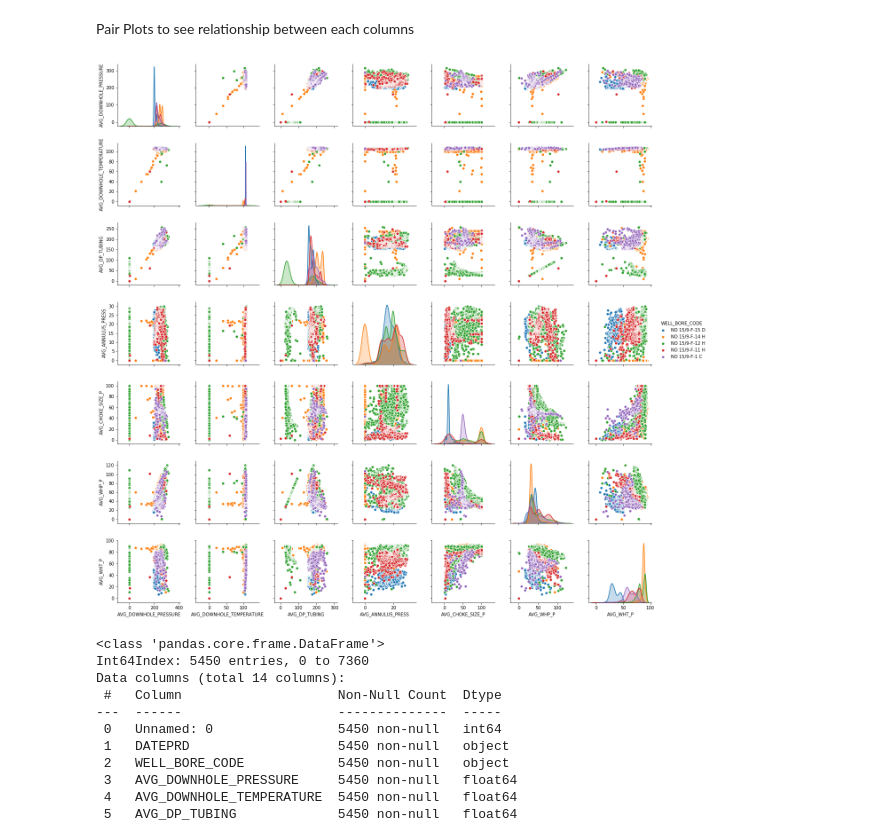
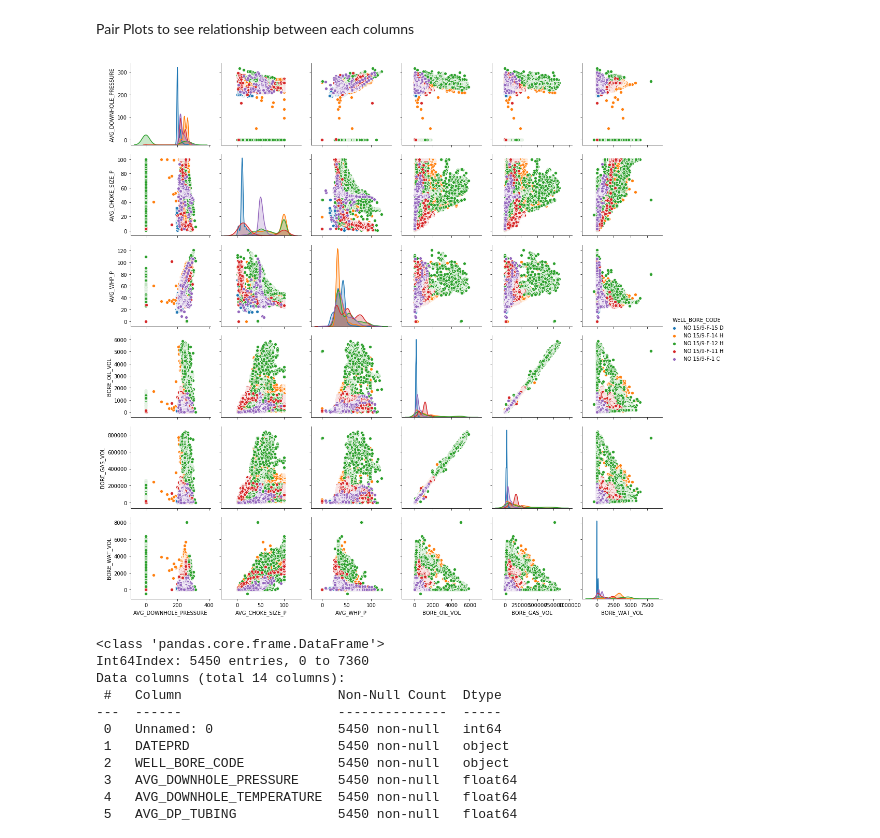
Before and after one commit to sgk2004/Volve-Dataset, a Jupyter notebook: Production/data_etl.ipynb, the cells around one changed output. Drawn from its saved outputs; the diff is of its cells as text; code cells hidden in the pictures.

```diff
--- a/Production/data_etl.ipynb
+++ b/Production/data_etl.ipynb
@@ -146,11 +124,10 @@ Pair Plots to see relationship between each columns
 # %%
 import seaborn as sns
 
 #make pairplots
-sns_plot1=sns.pairplot(all_wells, vars = ["AVG_DOWNHOLE_PRESSURE", "AVG_DOWNHOLE_TEMPERATURE", "AVG_DP_TUBING", "AVG_ANNULUS_PRESS",
-                                 "AVG_CHOKE_SIZE_P","AVG_WHP_P","AVG_WHT_P"], hue="WELL_BORE_CODE")
+sns_plot1=sns.pairplot(all_wells, vars = ["AVG_DOWNHOLE_PRESSURE","AVG_CHOKE_SIZE_P","AVG_WHP_P","BORE_OIL_VOL","BORE_GAS_VOL","BORE_WAT_VOL"], hue="WELL_BORE_CODE")
 # %% [output]
-[figure, old version]
+[figure, new version]
 # %%
 sns_plot1.savefig("all_well.png")
 # %%
```
Also changed, not shown: parts of 7 cells of this notebook.
